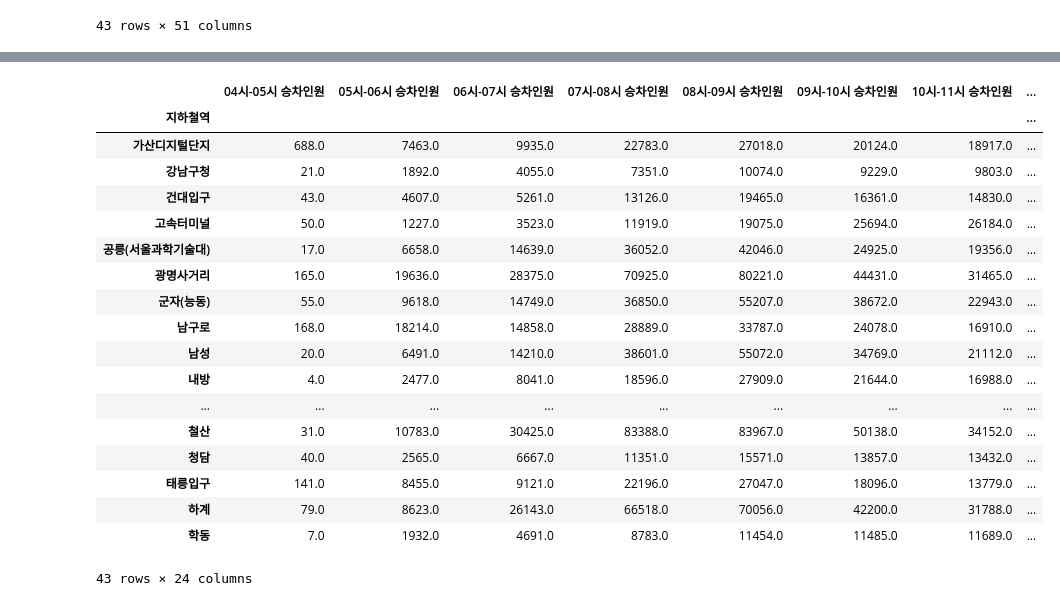
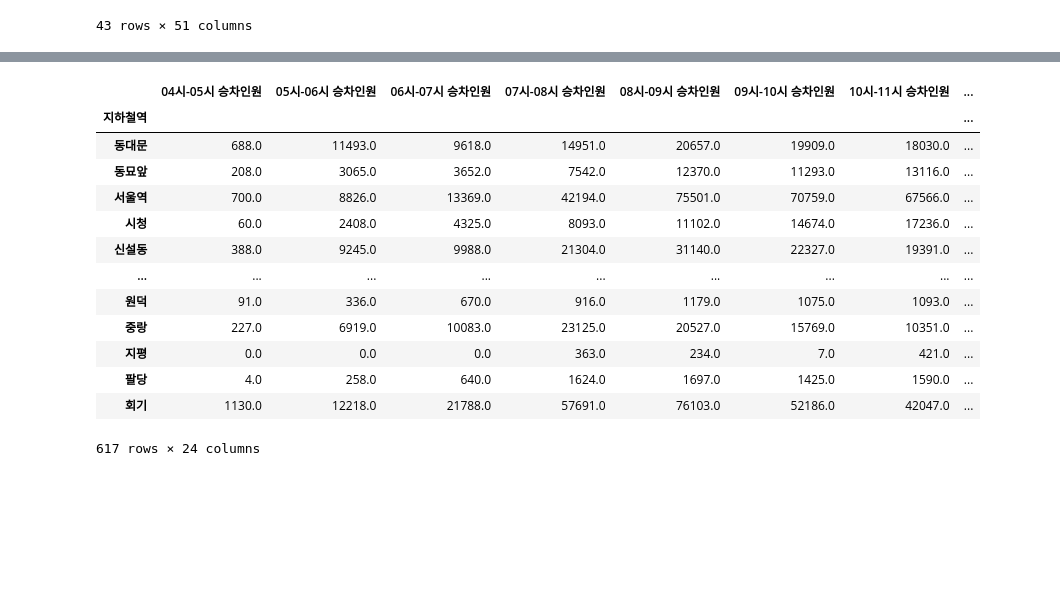
Before and after one commit to rlawo5219/bigDataPJ, a Jupyter notebook: big_data_project.ipynb, the cells around one changed output, grey strips where cells are left out. Saved outputs shown, nothing was run; the diff lists cells and outputs as text; code cells hidden in the pictures; blank space fills up the shorter version.

```diff
--- a/big_data_project.ipynb
+++ b/big_data_project.ipynb
@@ -162,3 +162,13 @@ metro_st_line2
 | 256 | 7호선 | 하계 | 202310.0 | 79.0 | 3.0 | 8623.0 | 1631.0 | 26143.0 | ... |
 | 257 | 7호선 | 학동 | 202310.0 | 7.0 | 0.0 | 1932.0 | 1452.0 | 4691.0 | ... |
 43 rows × 51 columns
+# %%
+# 승차 인원 컬럼만 추출
+metro_get_on = pd.DataFrame()
+metro_get_on['지하철역'] = metro_st_line2['지하철역']
+# metro_get_on['지하철역'] = metro_st['지하철역']
+for i in range(int((len(metro_recent.columns)-3)/2)):
+    metro_get_on[metro_st_line2.columns[3+2*i]] = metro_st_line2[metro_st_line2.columns[3+2*i]]
+    # metro_get_on[metro_st.columns[3+2*i]] = metro_st[metro_st.columns[3+2*i]]
+metro_get_on = metro_get_on.set_index('지하철역')
+metro_get_on
@@ -164,0 +195,10 @@ metro_st_line2
+# %%
+# 하차 인원 컬럼만 추출
+metro_get_off = pd.DataFrame()
+metro_get_off['지하철역'] = metro_st_line2['지하철역']
+# metro_get_off['지하철역'] = metro_st['지하철역']
+for i in range(int((len(metro_recent.columns)-3)/2)):
+    metro_get_off[metro_st_line2.columns[4+2*i]] = metro_st_line2[metro_st_line2.columns[4+2*i]]
+    # metro_get_off[metro_st.columns[4+2*i]] = metro_st[metro_st.columns[4+2*i]]
+metro_get_off = metro_get_off.set_index('지하철역')
+metro_get_off
@@ -165,31 +289,26 @@ metro_st_line2
 # %%
 # 승차 인원 컬럼만 추출
 metro_get_on = pd.DataFrame()
-metro_get_on['지하철역'] = metro_st_line2['지하철역']
+metro_get_on['지하철역'] = metro_st['지하철역']
 for i in range(int((len(metro_recent.columns)-3)/2)):
-    metro_get_on[metro_st_line2.columns[3+2*i]] = metro_st_line2[metro_st_line2.columns[3+2*i]]
+    metro_get_on[metro_st.columns[3+2*i]] = metro_st[metro_st.columns[3+2*i]]
 metro_get_on = metro_get_on.set_index('지하철역')
 metro_get_on
 # %% [output]
 |  | 04시-05시 승차인원 | 05시-06시 승차인원 | 06시-07시 승차인원 | 07시-08시 승차인원 | 08시-09시 승차인원 | 09시-10시 승차인원 | 10시-11시 승차인원 | ... |
 | 지하철역 |  |  |  |  |  |  |  | ... |
-| 가산디지털단지 | 688.0 | 7463.0 | 9935.0 | 22783.0 | 27018.0 | 20124.0 | 18917.0 | ... |
-| 강남구청 | 21.0 | 1892.0 | 4055.0 | 7351.0 | 10074.0 | 9229.0 | 9803.0 | ... |
-| 건대입구 | 43.0 | 4607.0 | 5261.0 | 13126.0 | 19465.0 | 16361.0 | 14830.0 | ... |
-| 고속터미널 | 50.0 | 1227.0 | 3523.0 | 11919.0 | 19075.0 | 25694.0 | 26184.0 | ... |
-| 공릉(서울과학기술대) | 17.0 | 6658.0 | 14639.0 | 36052.0 | 42046.0 | 24925.0 | 19356.0 | ... |
-| 광명사거리 | 165.0 | 19636.0 | 28375.0 | 70925.0 | 80221.0 | 44431.0 | 31465.0 | ... |
-| 군자(능동) | 55.0 | 9618.0 | 14749.0 | 36850.0 | 55207.0 | 38672.0 | 22943.0 | ... |
-| 남구로 | 168.0 | 18214.0 | 14858.0 | 28889.0 | 33787.0 | 24078.0 | 16910.0 | ... |
-| 남성 | 20.0 | 6491.0 | 14210.0 | 38601.0 | 55072.0 | 34769.0 | 21112.0 | ... |
-| 내방 | 4.0 | 2477.0 | 8041.0 | 18596.0 | 27909.0 | 21644.0 | 16988.0 | ... |
+| 동대문 | 688.0 | 11493.0 | 9618.0 | 14951.0 | 20657.0 | 19909.0 | 18030.0 | ... |
+| 동묘앞 | 208.0 | 3065.0 | 3652.0 | 7542.0 | 12370.0 | 11293.0 | 13116.0 | ... |
+| 서울역 | 700.0 | 8826.0 | 13369.0 | 42194.0 | 75501.0 | 70759.0 | 67566.0 | ... |
+| 시청 | 60.0 | 2408.0 | 4325.0 | 8093.0 | 11102.0 | 14674.0 | 17236.0 | ... |
+| 신설동 | 388.0 | 9245.0 | 9988.0 | 21304.0 | 31140.0 | 22327.0 | 19391.0 | ... |
 | ... | ... | ... | ... | ... | ... | ... | ... | ... |
-| 철산 | 31.0 | 10783.0 | 30425.0 | 83388.0 | 83967.0 | 50138.0 | 34152.0 | ... |
-| 청담 | 40.0 | 2565.0 | 6667.0 | 11351.0 | 15571.0 | 13857.0 | 13432.0 | ... |
-| 태릉입구 | 141.0 | 8455.0 | 9121.0 | 22196.0 | 27047.0 | 18096.0 | 13779.0 | ... |
-| 하계 | 79.0 | 8623.0 | 26143.0 | 66518.0 | 70056.0 | 42200.0 | 31788.0 | ... |
-| 학동 | 7.0 | 1932.0 | 4691.0 | 8783.0 | 11454.0 | 11485.0 | 11689.0 | ... |
+| 원덕 | 91.0 | 336.0 | 670.0 | 916.0 | 1179.0 | 1075.0 | 1093.0 | ... |
+| 중랑 | 227.0 | 6919.0 | 10083.0 | 23125.0 | 20527.0 | 15769.0 | 10351.0 | ... |
+| 지평 | 0.0 | 0.0 | 0.0 | 363.0 | 234.0 | 7.0 | 421.0 | ... |
+| 팔당 | 4.0 | 258.0 | 640.0 | 1624.0 | 1697.0 | 1425.0 | 1590.0 | ... |
+| 회기 | 1130.0 | 12218.0 | 21788.0 | 57691.0 | 76103.0 | 52186.0 | 42047.0 | ... |
-43 rows × 24 columns
+617 rows × 24 columns
 # %%
 # 하차 인원 컬럼만 추출
 metro_get_off = pd.DataFrame()
```
Also changed, not shown: parts of 10 cells of this notebook.
